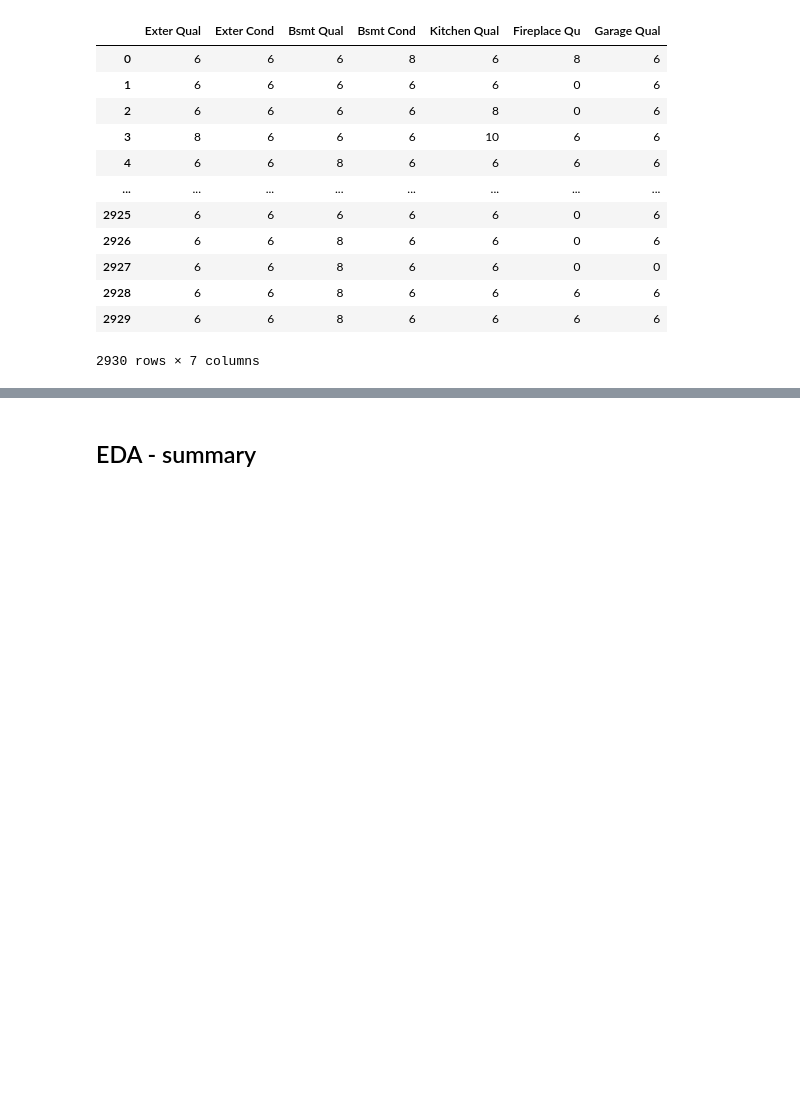
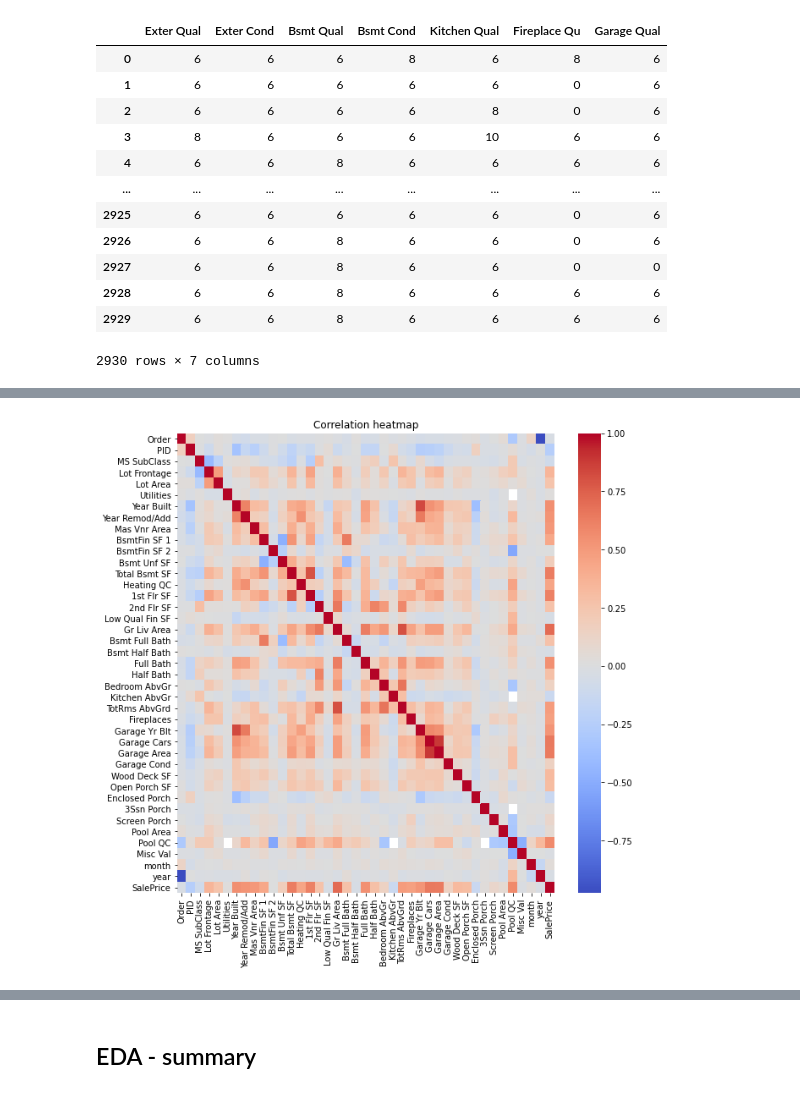
Before and after one commit to RekaCodes/real-estate-prediction, a Jupyter notebook: RE_price_predictions.ipynb, the cells around one changed output, grey strips where cells are left out. Saved outputs shown, nothing was run; the diff lists cells and outputs as text; code cells hidden in the pictures; blank space fills up the shorter version.

```diff
--- a/RE_price_predictions.ipynb
+++ b/RE_price_predictions.ipynb
@@ -437,0 +458,7 @@ for i in df[encode_qual].columns:
+# %%
+plt.figure(figsize=(10,10))
+sns.heatmap(df.corr(), cmap='coolwarm')
+plt.title('Correlation heatmap')
+plt.show()
+# %% [output]
+[figure, added]
```
Also changed, not shown: parts of 36 cells of this notebook.
